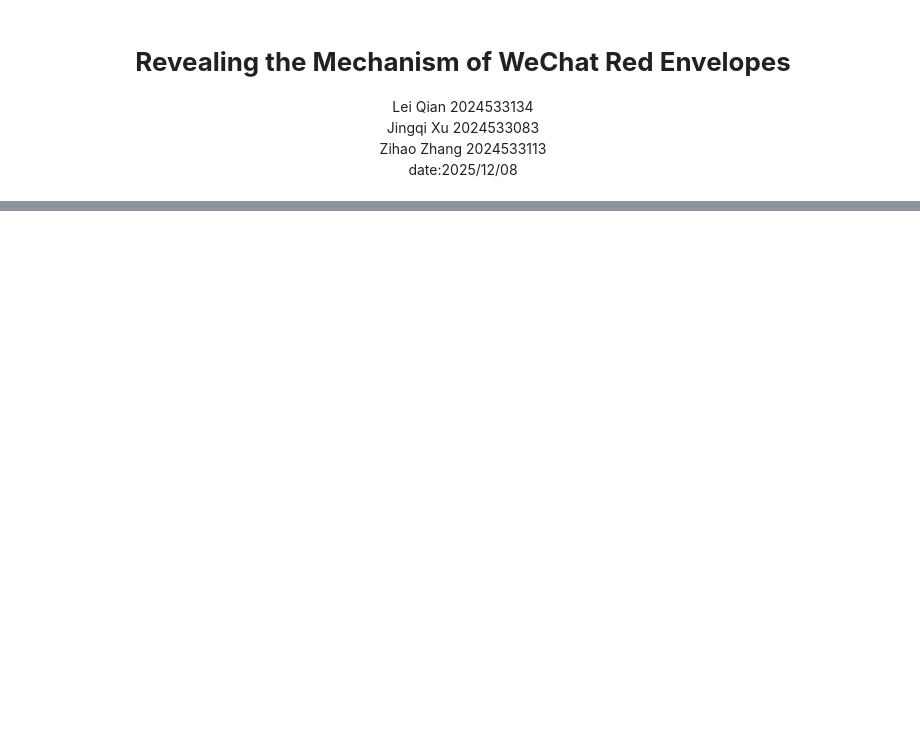
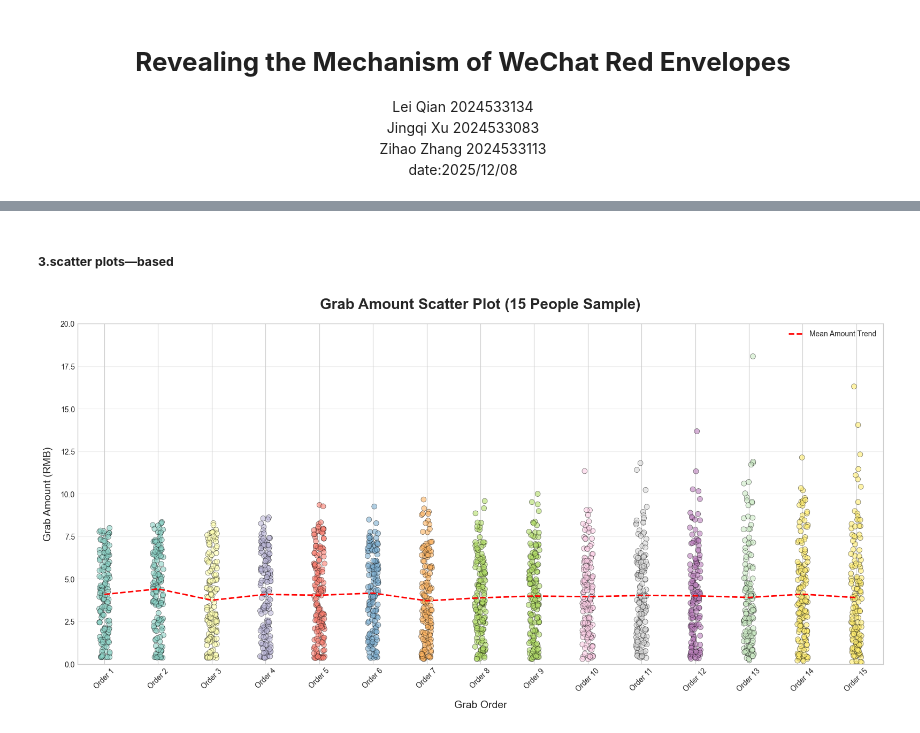
Before and after one commit to QLL-CCDD/SI140A-proj, a Jupyter notebook: tex/red_envelop.ipynb, the cells around one changed output, grey strips where cells are left out. Drawn from its saved outputs; the diff is of its cells as text; code cells hidden in the pictures; blank space fills up the shorter version.

```diff
--- a/tex/red_envelop.ipynb
+++ b/tex/red_envelop.ipynb
@@ -36,0 +985,79 @@ Aim to reflect the distribution characteristics in semi-public social scenarios
+# %% [markdown]
+##### **3.scatter plots—based**
+# %%
+import pandas as pd
+import numpy as np
+import matplotlib.pyplot as plt
+import random
+
+plt.rcParams["font.sans-serif"] = ["Arial", "DejaVu Sans"]
+plt.rcParams["axes.unicode_minus"] = False
+plt.style.use("seaborn-v0_8-whitegrid")
+
+df = pd.read_excel("C:/Users/pc/Desktop/15人.xls", sheet_name="Sheet1", header=None)
+
+amount_data = df.iloc[1:-1, :15].values.astype(float).round(2)
+grab_order_labels = [f"Order {i+1}" for i in range(15)]
+
+x_data = []
+y_data = []
+colors_list = []
+colors = plt.cm.Set3(np.linspace(0, 1, 15))
+
+for i in range(15):
+    valid_amount = amount_data[:, i][~np.isnan(amount_data[:, i])]
+    x_jitter = [i + 1 + random.uniform(-0.1, 0.1) for _ in valid_amount]
+    x_data.extend(x_jitter)
+    y_data.extend(valid_amount)
+    colors_list.extend([colors[i]] * len(valid_amount))
+
+all_valid_amount = amount_data[~np.isnan(amount_data)]
+global_min_amount = 0.0
+global_max_amount = np.ceil(all_valid_amount.max()) if len(all_valid_amount) > 0 else 10
+
+fig, ax = plt.subplots(figsize=(16, 8))
+scatter = ax.scatter(
+    x_data, y_data, c=colors_list, alpha=0.6, s=50, edgecolors="black", linewidths=0.5
+)
+
+x_trend = np.arange(1, 16)
+y_trend = [
+    np.nanmean(amount_data[:, i][~np.isnan(amount_data[:, i])]) for i in range(15)
+]
+ax.plot(
+    x_trend,
+    y_trend,
+    color="red",
+    linewidth=2,
+    linestyle="--",
+    label="Mean Amount Trend",
+)
+ax.legend(fontsize=10)
+
+ax.set_title(
+    "Grab Amount Scatter Plot (15 People Sample)",
+    fontsize=20,
+    fontweight="bold",
+    pad=20,
+)
+ax.set_xlabel("Grab Order", fontsize=14, labelpad=10)
+ax.set_ylabel("Grab Amount (RMB)", fontsize=14, labelpad=10)
+ax.set_xlim(0.5, 15.5)
+ax.set_ylim(global_min_amount, global_max_amount + 1)
+ax.set_xticks(range(1, 16))
+ax.set_xticklabels(grab_order_labels, rotation=45)
+ax.tick_params(axis="x", labelsize=10)
+ax.tick_params(axis="y", labelsize=10)
+ax.grid(axis="y", alpha=0.3)
+
+plt.tight_layout()
+plt.savefig("15people_amount_scatter.png", dpi=300, bbox_inches="tight")
+plt.show()
+
+print("=== Trend of average order amounts for 15 people ===")
+for i in range(15):
+    valid_amount = amount_data[:, i][~np.isnan(amount_data[:, i])]
+    mean_amount = np.nanmean(valid_amount) if len(valid_amount) > 0 else np.nan
+    print(f"Mean amount of item {i+1}:{mean_amount:.2f} yuan")
+# %% [output]
+[figure, added]
```
Also changed, not shown: parts of 27 cells of this notebook, 14 other files.
